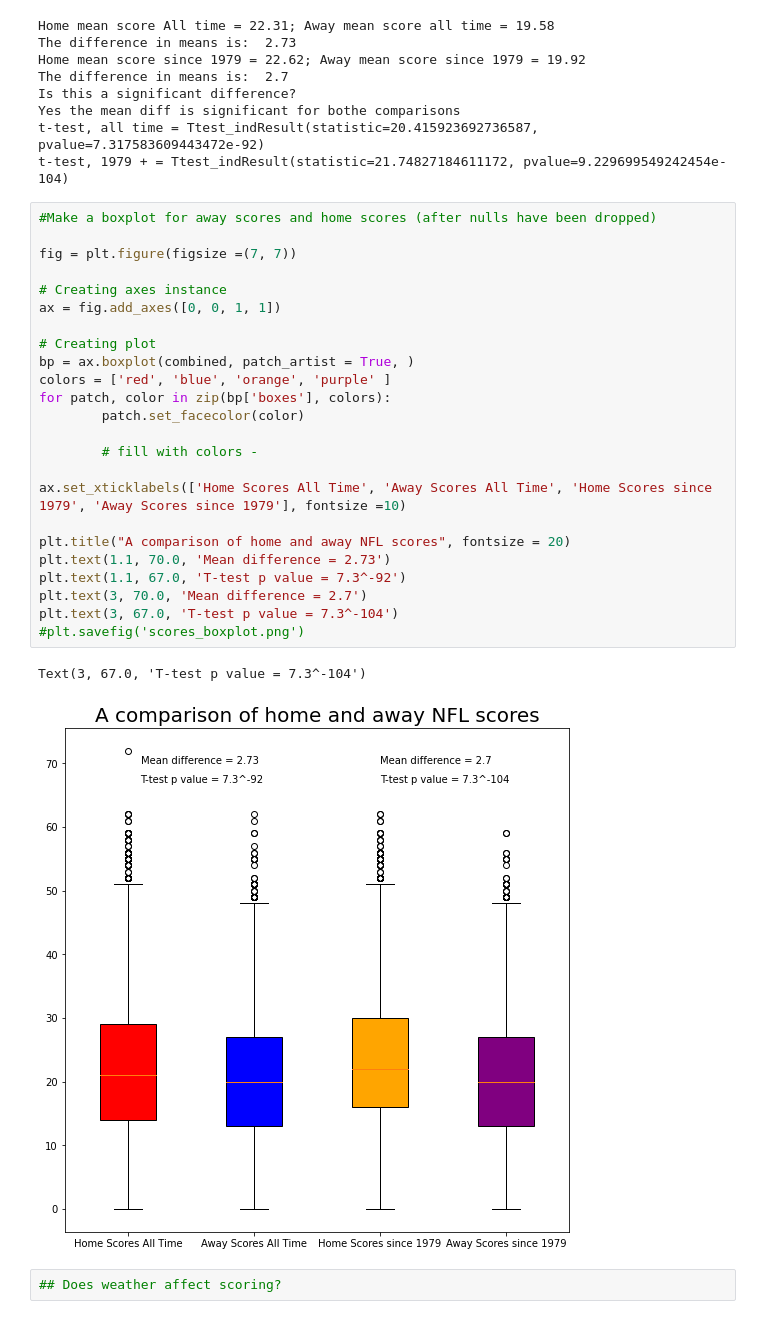
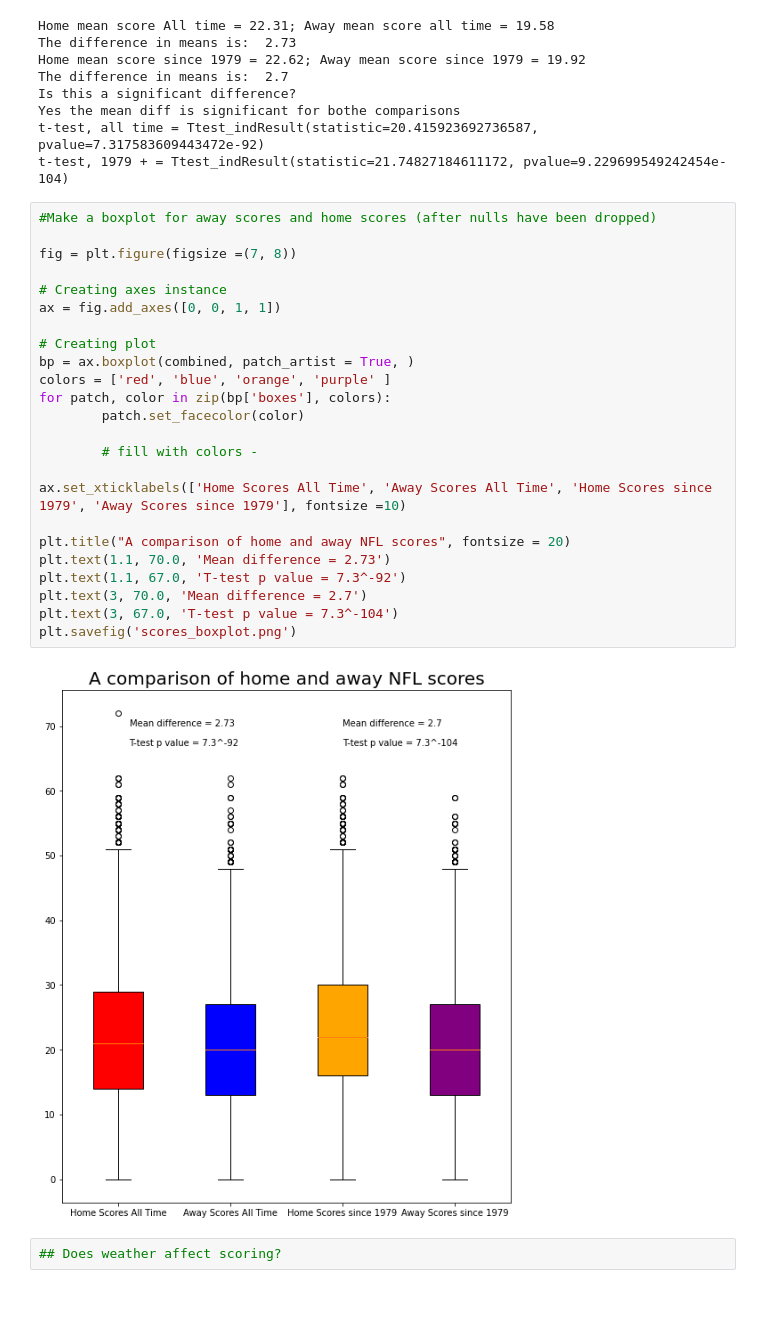
Before and after one commit to KenSaville/NFL-Betting-Analysis, a Jupyter notebook: NFL_betting.ipynb, the cells around one changed output. Saved outputs shown, nothing was run; the diff lists cells and outputs as text.

```diff
--- a/NFL_betting.ipynb
+++ b/NFL_betting.ipynb
@@ -277,30 +277,29 @@ t-test, 1979 + = Ttest_indResult(statistic=21.74827184611172, pvalue=9.229699549
 # %%
 #Make a boxplot for away scores and home scores (after nulls have been dropped)
 
-fig = plt.figure(figsize =(7, 7))
+fig = plt.figure(figsize =(7, 8))
 
 # Creating axes instance
 ax = fig.add_axes([0, 0, 1, 1])
 
 # Creating plot
 bp = ax.boxplot(combined, patch_artist = True, )
 colors = ['red', 'blue', 'orange', 'purple' ]
 for patch, color in zip(bp['boxes'], colors):
         patch.set_facecolor(color)
 
         # fill with colors -
 
 ax.set_xticklabels(['Home Scores All Time', 'Away Scores All Time', 'Home Scores since 1979', 'Away Scores since 1979'], fontsize =10)
 
 plt.title("A comparison of home and away NFL scores", fontsize = 20)
 plt.text(1.1, 70.0, 'Mean difference = 2.73')
 plt.text(1.1, 67.0, 'T-test p value = 7.3^-92')
 plt.text(3, 70.0, 'Mean difference = 2.7')
 plt.text(3, 67.0, 'T-test p value = 7.3^-104')
-#plt.savefig('scores_boxplot.png')
+plt.savefig('scores_boxplot.png')
 # %% [output]
-Text(3, 67.0, 'T-test p value = 7.3^-104')
-[figure, old version]
+[figure, new version]
 # %%
 ## Does weather affect scoring?
 # %%
```
Also changed, not shown: parts of 7 cells of this notebook, 12 other files.
